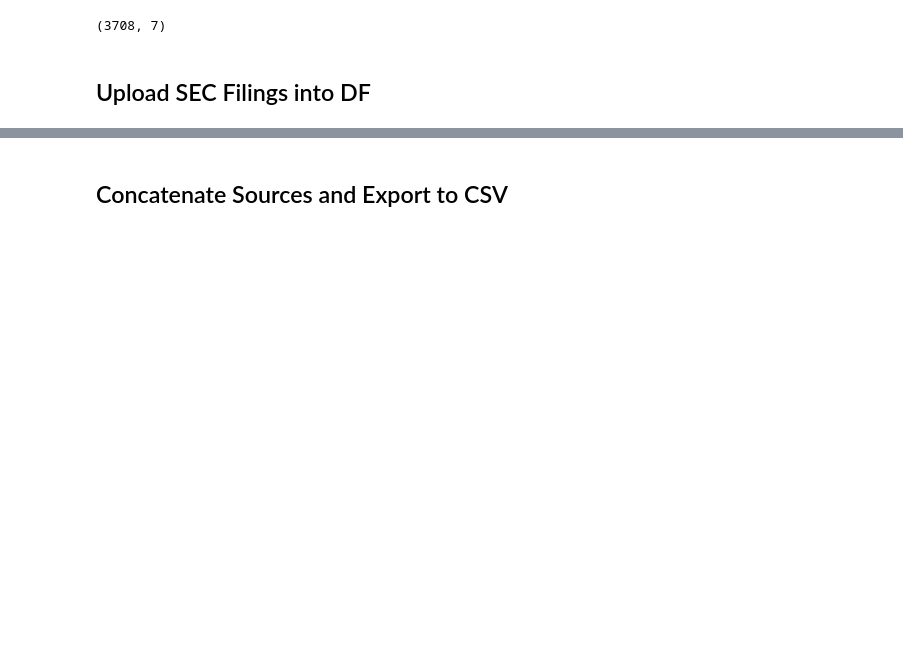
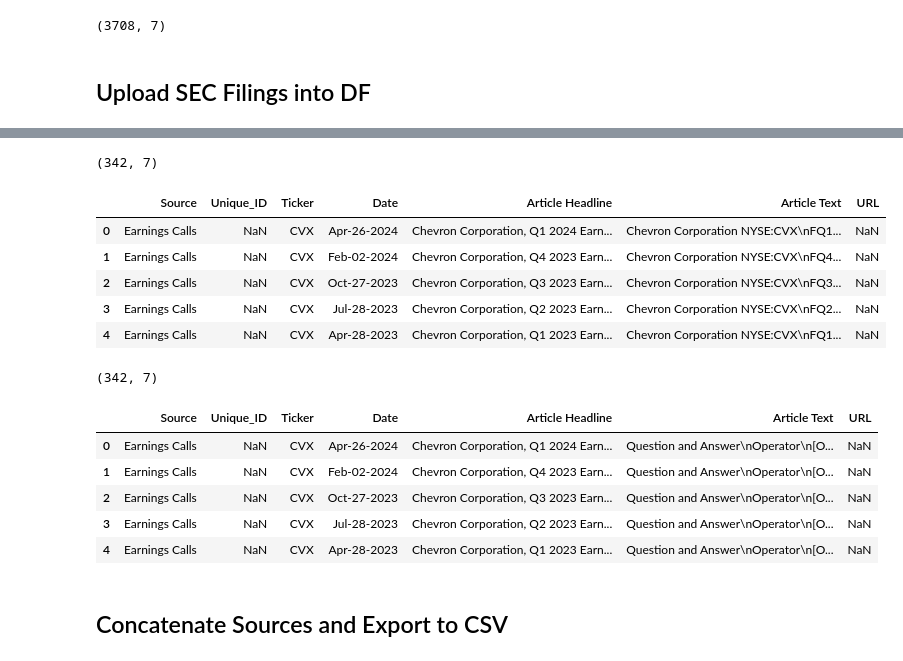
Before and after one commit to Kussil/Financial_Sentiment_LLM, a Jupyter notebook: 02_Cleaned_Data/Text_Preprocessing.ipynb, the cells around one changed output, grey strips where cells are left out. Drawn from its saved outputs; the diff is of its cells as text; code cells hidden in the pictures; blank space fills up the shorter version.

```diff
--- a/02_Cleaned_Data/Text_Preprocessing.ipynb
+++ b/02_Cleaned_Data/Text_Preprocessing.ipynb
@@ -198,3 +223,36 @@ display(sec_df.head())
+# %%
+# Rename drop, and reorder columns
+earnings_presentations = earnings_presentations.rename(columns={'Title': 'Article Headline', 'Presentation Text': 'Article Text'})
+earnings_qa = earnings_qa.rename(columns={'Title': 'Article Headline', 'Question and Answer Text': 'Article Text'})
+
+earnings_presentations = earnings_presentations.drop(['Type', 'Date / Time'], axis=1)
+earnings_qa = earnings_qa.drop(['Type', 'Date / Time'], axis=1)
+
+earnings_presentations['Source'] = 'Earnings Calls'
+earnings_qa['Source'] = 'Earnings Calls'
+
+earnings_presentations = earnings_presentations.reindex(columns=new_order)
+earnings_qa = earnings_qa.reindex(columns=new_order)
+
+display(earnings_presentations.shape)
+display(earnings_presentations.head())
+display(earnings_qa.shape)
+display(earnings_qa.head())
+# %% [output]
+(342, 7)
+|  | Source | Unique_ID | Ticker | Date | Article Headline | Article Text | URL |
+| 0 | Earnings Calls | NaN | CVX | Apr-26-2024 | Chevron Corporation, Q1 2024 Earn... | Chevron Corporation NYSE:CVX\nFQ1... | NaN |
+| 1 | Earnings Calls | NaN | CVX | Feb-02-2024 | Chevron Corporation, Q4 2023 Earn... | Chevron Corporation NYSE:CVX\nFQ4... | NaN |
+| 2 | Earnings Calls | NaN | CVX | Oct-27-2023 | Chevron Corporation, Q3 2023 Earn... | Chevron Corporation NYSE:CVX\nFQ3... | NaN |
+| 3 | Earnings Calls | NaN | CVX | Jul-28-2023 | Chevron Corporation, Q2 2023 Earn... | Chevron Corporation NYSE:CVX\nFQ2... | NaN |
+| 4 | Earnings Calls | NaN | CVX | Apr-28-2023 | Chevron Corporation, Q1 2023 Earn... | Chevron Corporation NYSE:CVX\nFQ1... | NaN |
+(342, 7)
+|  | Source | Unique_ID | Ticker | Date | Article Headline | Article Text | URL |
+| 0 | Earnings Calls | NaN | CVX | Apr-26-2024 | Chevron Corporation, Q1 2024 Earn... | Question and Answer\nOperator\n[O... | NaN |
+| 1 | Earnings Calls | NaN | CVX | Feb-02-2024 | Chevron Corporation, Q4 2023 Earn... | Question and Answer\nOperator\n[O... | NaN |
+| 2 | Earnings Calls | NaN | CVX | Oct-27-2023 | Chevron Corporation, Q3 2023 Earn... | Question and Answer\nOperator\n[O... | NaN |
+| 3 | Earnings Calls | NaN | CVX | Jul-28-2023 | Chevron Corporation, Q2 2023 Earn... | Question and Answer\nOperator\n[O... | NaN |
+| 4 | Earnings Calls | NaN | CVX | Apr-28-2023 | Chevron Corporation, Q1 2023 Earn... | Question and Answer\nOperator\n[O... | NaN |
 # %% [markdown]
 ## Concatenate Sources and Export to CSV
 # %%
```
Also changed, not shown: parts of 7 cells of this notebook.
